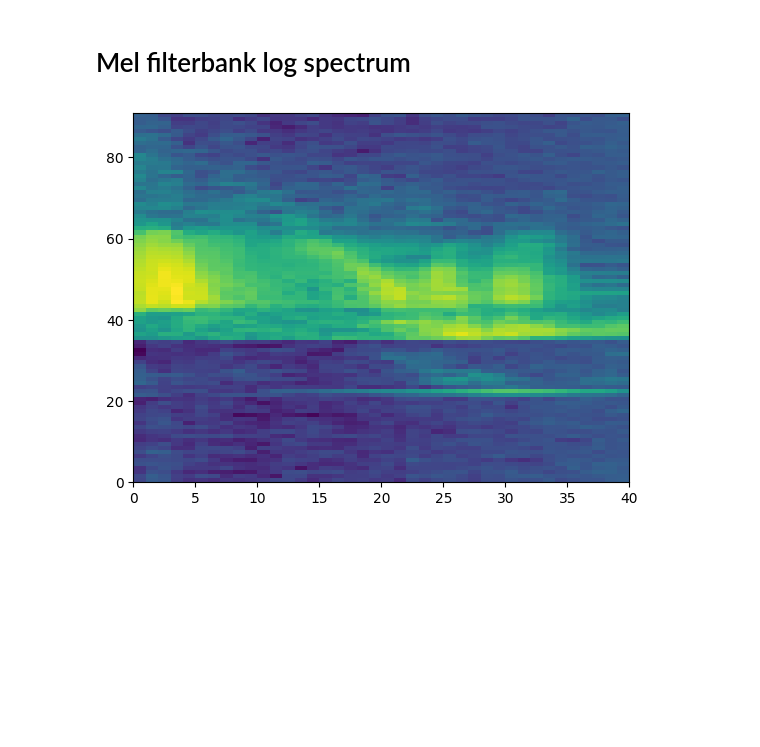
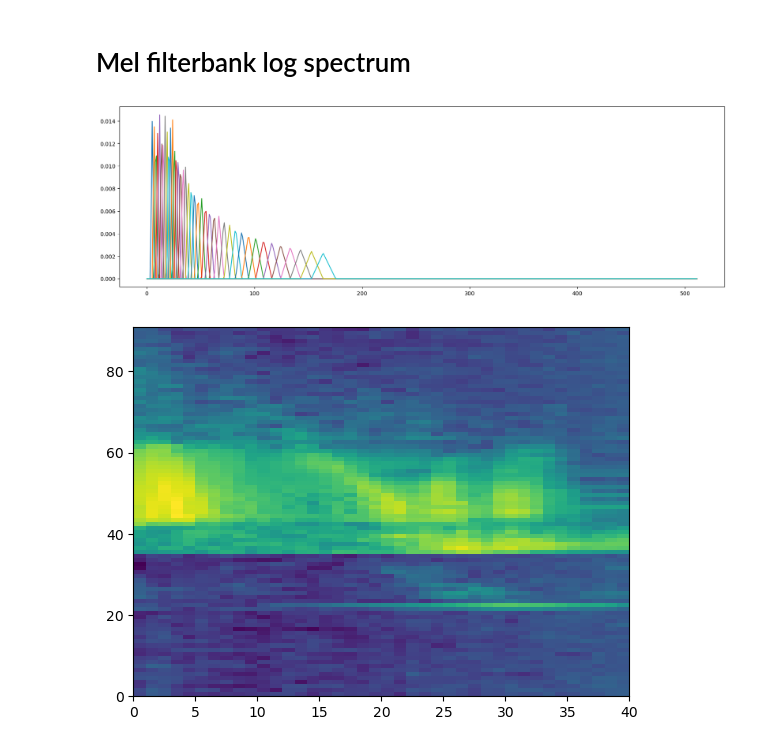
Before and after one commit to didwdidw/DT2119-Speech-and-Speaker-Recognition, a Jupyter notebook: lab1/Lab1.ipynb, the cells around one changed output. Cells and saved outputs as stored; diff of their text form; code cells hidden in the pictures; blank space fills up the shorter version.

```diff
--- a/lab1/Lab1.ipynb
+++ b/lab1/Lab1.ipynb
@@ -111,6 +117,18 @@ plt.show()
 [figure]
 # %% [markdown]
 # Mel filterbank log spectrum
+# %%
+plt.figure(figsize=(20, 6))
+Y = trfbank(example['samplingrate'], 512)
+Y = Y.transpose()
+Y.shape
+X = []
+for i in range(512):
+    X.append(i)
+plt.plot(X,Y)
+plt.show()
+# %% [output]
+[figure, added]
 # %%
 Mspec = logMelSpectrum(FFT, example['samplingrate'])
 plt.pcolormesh(Mspec)
```
Also changed, not shown: parts of 4 cells of this notebook.
